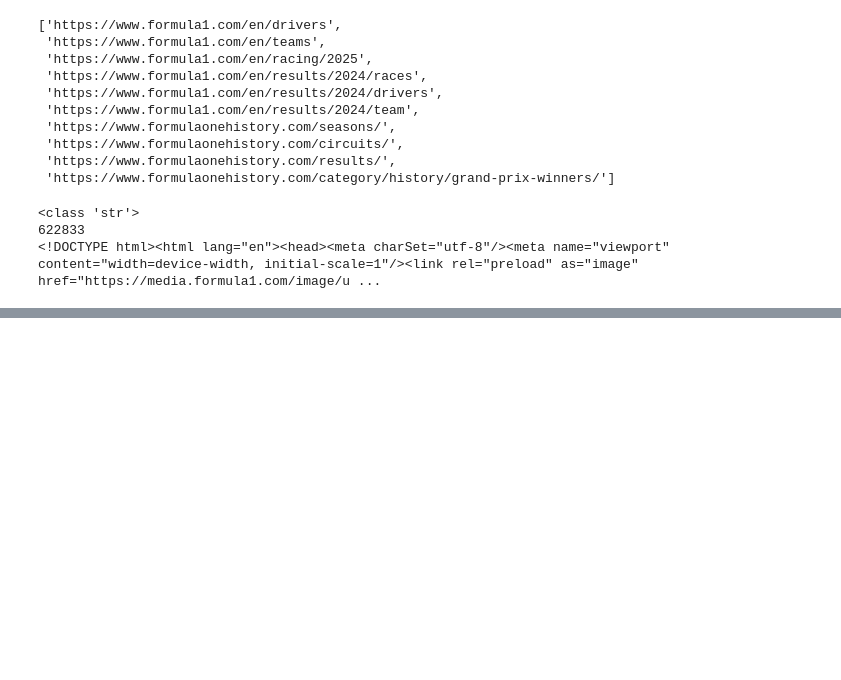
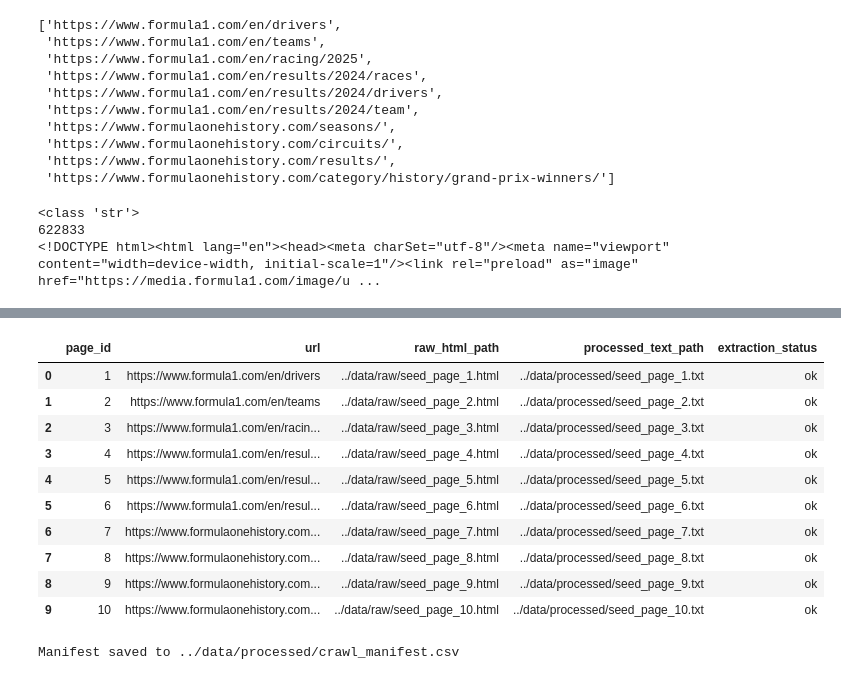
Before and after one commit to Paul-An/f1_semantic_web_project, a Jupyter notebook: notebooks/crawl_test.ipynb, the cells around one changed output, grey strips where cells are left out. Saved outputs shown, nothing was run; the diff lists cells and outputs as text; code cells hidden in the pictures; blank space fills up the shorter version.

Commit message:
Crawl start pipeline

```diff
--- a/notebooks/crawl_test.ipynb
+++ b/notebooks/crawl_test.ipynb
@@ -41,0 +166,17 @@ print(html[:500])
+# %%
+from src.crawl.io_utils import load_seed_urls, save_text
+from src.crawl.web_utils import fetch_page
+from src.crawl.text_utils import extract_main_text
+
+urls = load_seed_urls("../data/raw/seed_urls.txt")
+
+for i, url in enumerate(urls, start=1):
+    html = fetch_page(url)
+    clean_text = extract_main_text(html)
+
+    if clean_text:
+        output_path = f"../data/processed/seed_page_{i}.txt"
+        save_text(clean_text, output_path)
+        print(f"[OK] {url} -> {output_path}")
+    else:
+        print(f"[SKIPPED] No text extracted for: {url}")
@@ -41,0 +194,49 @@ print(html[:500])
+# %%
+import pandas as pd
+
+records = []
+urls = load_seed_urls("../data/raw/seed_urls.txt")
+
+for i, url in enumerate(urls, start=1):
+    raw_path = f"../data/raw/seed_page_{i}.html"
+    processed_path = f"../data/processed/seed_page_{i}.txt"
+
+    html = fetch_page(url)
+    save_text(html, raw_path)
+
+    clean_text = extract_main_text(html)
+
+    if clean_text:
+        save_text(clean_text, processed_path)
+        extraction_status = "ok"
+    else:
+        processed_path = None
+        extraction_status = "failed"
+
+    records.append({
+        "page_id": i,
+        "url": url,
+        "raw_html_path": raw_path,
+        "processed_text_path": processed_path,
+        "extraction_status": extraction_status
+    })
+
+crawl_df = pd.DataFrame(records)
+crawl_df
+# %% [output]
+|  | page_id | url | raw_html_path | processed_text_path | extraction_status |
+| 0 | 1 | https://www.formula1.com/en/drivers | ../data/raw/seed_page_1.html | ../data/processed/seed_page_1.txt | ok |
+| 1 | 2 | https://www.formula1.com/en/teams | ../data/raw/seed_page_2.html | ../data/processed/seed_page_2.txt | ok |
+| 2 | 3 | https://www.formula1.com/en/racin... | ../data/raw/seed_page_3.html | ../data/processed/seed_page_3.txt | ok |
+| 3 | 4 | https://www.formula1.com/en/resul... | ../data/raw/seed_page_4.html | ../data/processed/seed_page_4.txt | ok |
+| 4 | 5 | https://www.formula1.com/en/resul... | ../data/raw/seed_page_5.html | ../data/processed/seed_page_5.txt | ok |
+| 5 | 6 | https://www.formula1.com/en/resul... | ../data/raw/seed_page_6.html | ../data/processed/seed_page_6.txt | ok |
+| 6 | 7 | https://www.formulaonehistory.com... | ../data/raw/seed_page_7.html | ../data/processed/seed_page_7.txt | ok |
+| 7 | 8 | https://www.formulaonehistory.com... | ../data/raw/seed_page_8.html | ../data/processed/seed_page_8.txt | ok |
+| 8 | 9 | https://www.formulaonehistory.com... | ../data/raw/seed_page_9.html | ../data/processed/seed_page_9.txt | ok |
+| 9 | 10 | https://www.formulaonehistory.com... | ../data/raw/seed_page_10.html | ../data/processed/seed_page_10.txt | ok |
+# %%
+crawl_df.to_csv("../data/processed/crawl_manifest.csv", index=False)
+print("Manifest saved to ../data/processed/crawl_manifest.csv")
+# %% [output]
+Manifest saved to ../data/processed/crawl_manifest.csv
```
Also changed, not shown: parts of 14 cells of this notebook, 5 other files.
